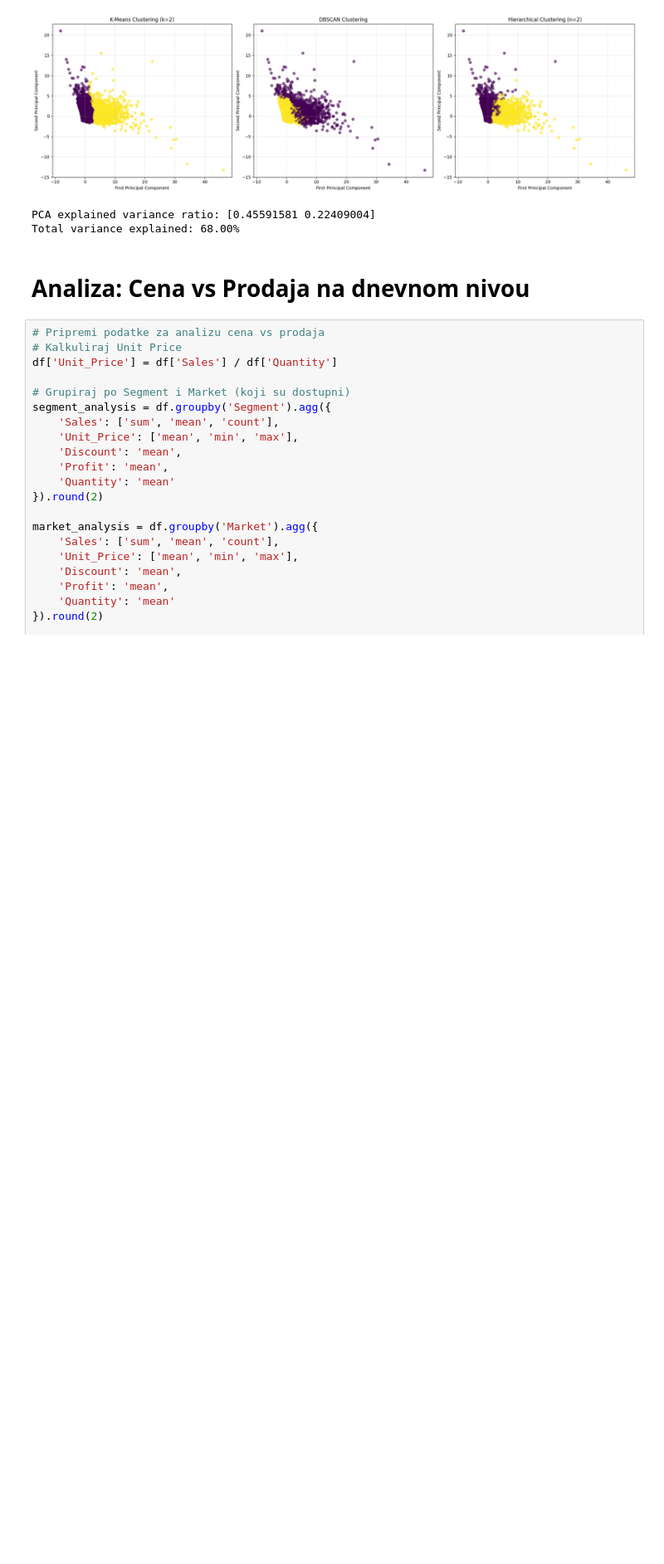
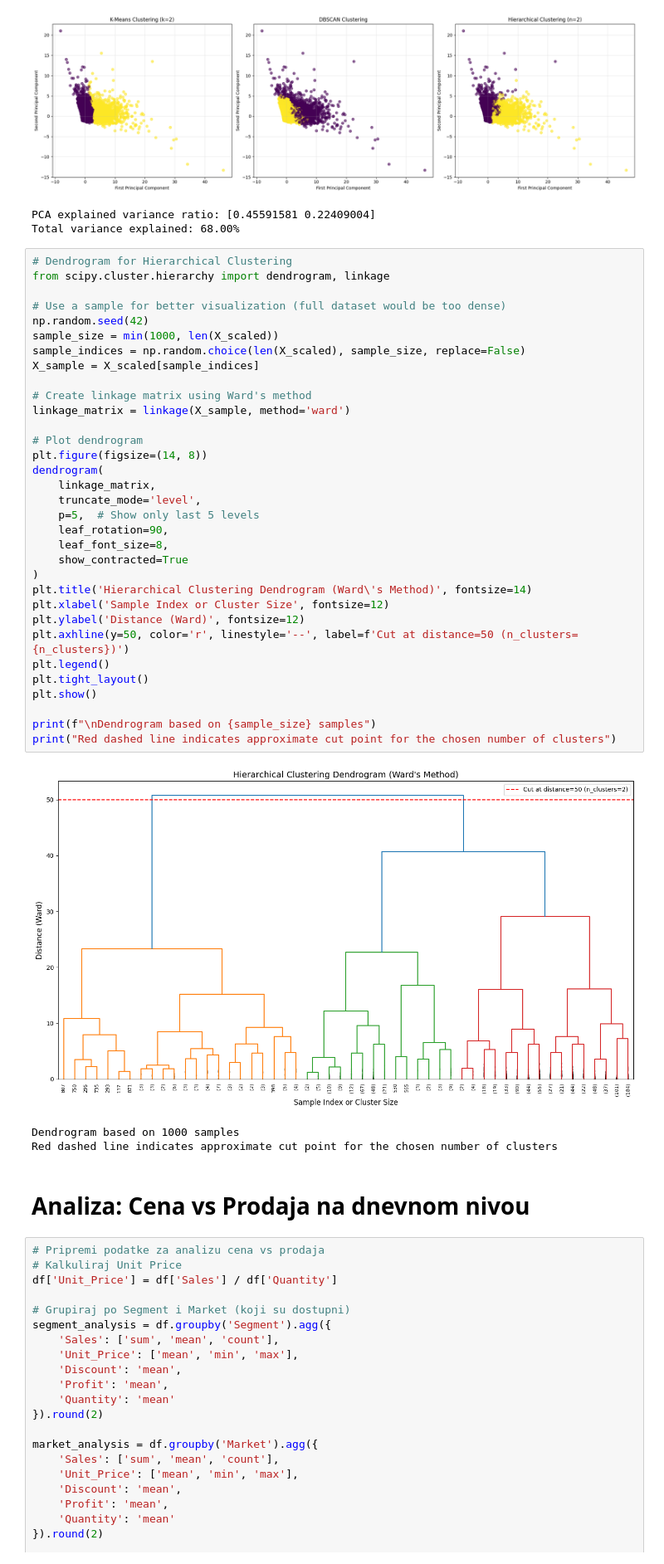
Before and after one commit to anastasijasavov/machine-learning, a Jupyter notebook: notebooks/global_superstore_20260208.ipynb, the cells around one changed output. Shown at 83% size. Saved outputs shown, nothing was run; the diff lists cells and outputs as text; blank space fills up the shorter version.

```diff
--- a/notebooks/global_superstore_20260208.ipynb
+++ b/notebooks/global_superstore_20260208.ipynb
@@ -615,6 +615,43 @@ print(f"Total variance explained: {pca.explained_variance_ratio_.sum():.2%}")
 [figure]
 PCA explained variance ratio: [0.45591581 0.22409004]
 Total variance explained: 68.00%
+# %%
+# Dendrogram for Hierarchical Clustering
+from scipy.cluster.hierarchy import dendrogram, linkage
+
+# Use a sample for better visualization (full dataset would be too dense)
+np.random.seed(42)
+sample_size = min(1000, len(X_scaled))
+sample_indices = np.random.choice(len(X_scaled), sample_size, replace=False)
+X_sample = X_scaled[sample_indices]
+
+# Create linkage matrix using Ward's method
+linkage_matrix = linkage(X_sample, method='ward')
+
+# Plot dendrogram
+plt.figure(figsize=(14, 8))
+dendrogram(
+    linkage_matrix,
+    truncate_mode='level',
+    p=5,  # Show only last 5 levels
+    leaf_rotation=90,
+    leaf_font_size=8,
+    show_contracted=True
+)
+plt.title('Hierarchical Clustering Dendrogram (Ward\'s Method)', fontsize=14)
+plt.xlabel('Sample Index or Cluster Size', fontsize=12)
+plt.ylabel('Distance (Ward)', fontsize=12)
+plt.axhline(y=50, color='r', linestyle='--', label=f'Cut at distance=50 (n_clusters={n_clusters})')
+plt.legend()
+plt.tight_layout()
+plt.show()
+
+print(f"\nDendrogram based on {sample_size} samples")
+print("Red dashed line indicates approximate cut point for the chosen number of clusters")
+# %% [output]
+[figure, added]
+Dendrogram based on 1000 samples
+Red dashed line indicates approximate cut point for the chosen number of clusters
 # %% [markdown]
 # Analiza: Cena vs Prodaja na dnevnom nivou
 # %%
```
